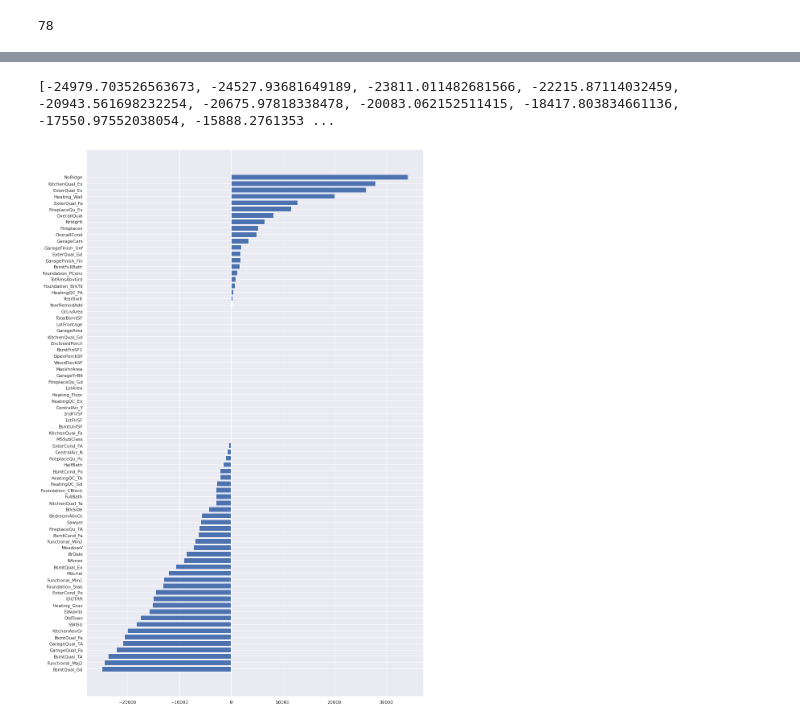
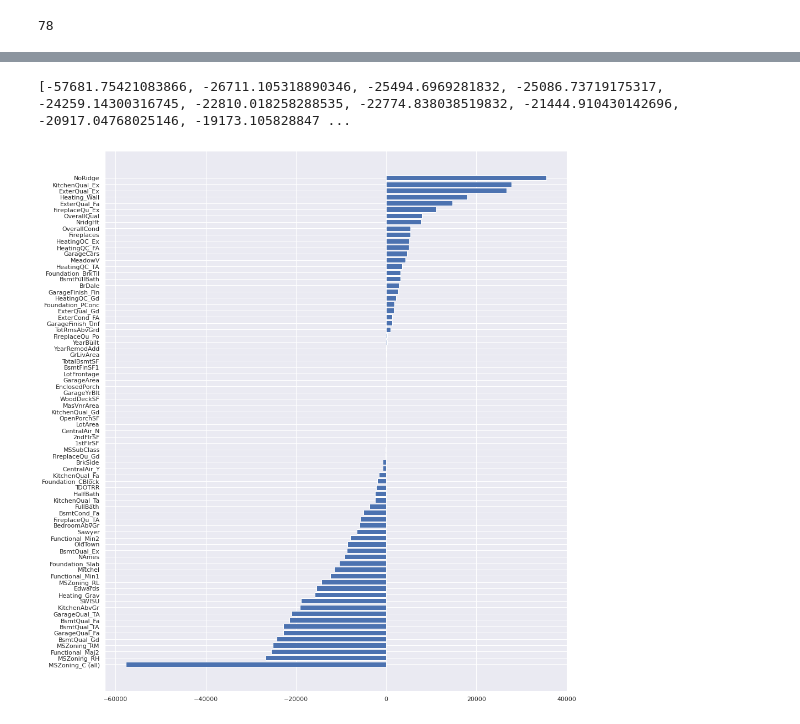
Before and after one commit to sipocz/Colab, a Jupyter notebook: Ames_house_pricing_analysis_step_2.ipynb, the cells around one changed output, grey strips where cells are left out. Cells and saved outputs as stored; diff of their text form; code cells hidden in the pictures.

```diff
--- a/Ames_house_pricing_analysis_step_2.ipynb
+++ b/Ames_house_pricing_analysis_step_2.ipynb
@@ -1048,7 +1271,7 @@ X1=X[0:divider]
 X2=X[divider:]
 # %%
 from sklearn.linear_model import Lasso
-alpha=0.03
+alpha=0.003
 lassoreg = Lasso(alpha=alpha,normalize=True, max_iter=1e6)
 lassoreg.fit(X1,Y1)
 lassopredY1 = lassoreg.predict(X1)
@@ -1129,19 +1352,19 @@ Index(['OverallQual', 'GrLivArea', 'TotalBsmtSF', 'GarageCars', '1stFlrSF',
 # %%
 SX=X.columns
 SY=lassoreg.coef_
 ziped=zip(SY,SX)
 SortedXY=sorted(ziped,reverse=False)
 #print(SortedXY)
 SX,SY=list(zip(*SortedXY))
 SX=list(SX)
 print(SX)
 SY=list(SY)
-plt.figure(figsize=(15,25))
+plt.figure(figsize=(15,18))
 #plt.barh(X.columns[0:90],lassoreg.coef_[0:90],)
 plt.barh(SY,SX)
 
 
 plt.show()
 # %% [output]
-[-24979.703526563673, -24527.93681649189, -23811.011482681566, -22215.87114032459, -20943.561698232254, -20675.97818338478, -20083.062152511415, -18417.803834661136, -17550.97552038054, -15888.2761353 ...
+[-57681.75421083866, -26711.105318890346, -25494.6969281832, -25086.73719175317, -24259.14300316745, -22810.018258288535, -22774.838038519832, -21444.910430142696, -20917.04768025146, -19173.105828847 ...
-[figure, old version]
+[figure, new version]
```
Also changed, not shown: parts of 41 cells of this notebook.
